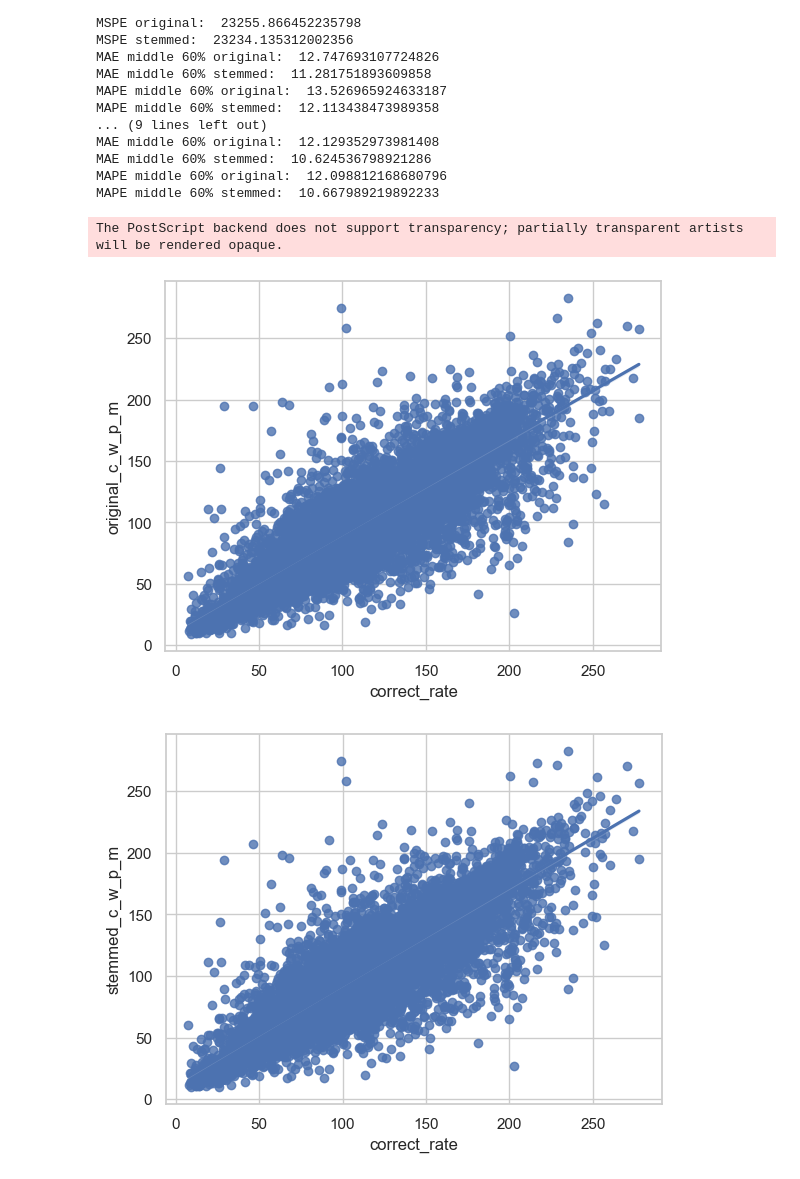
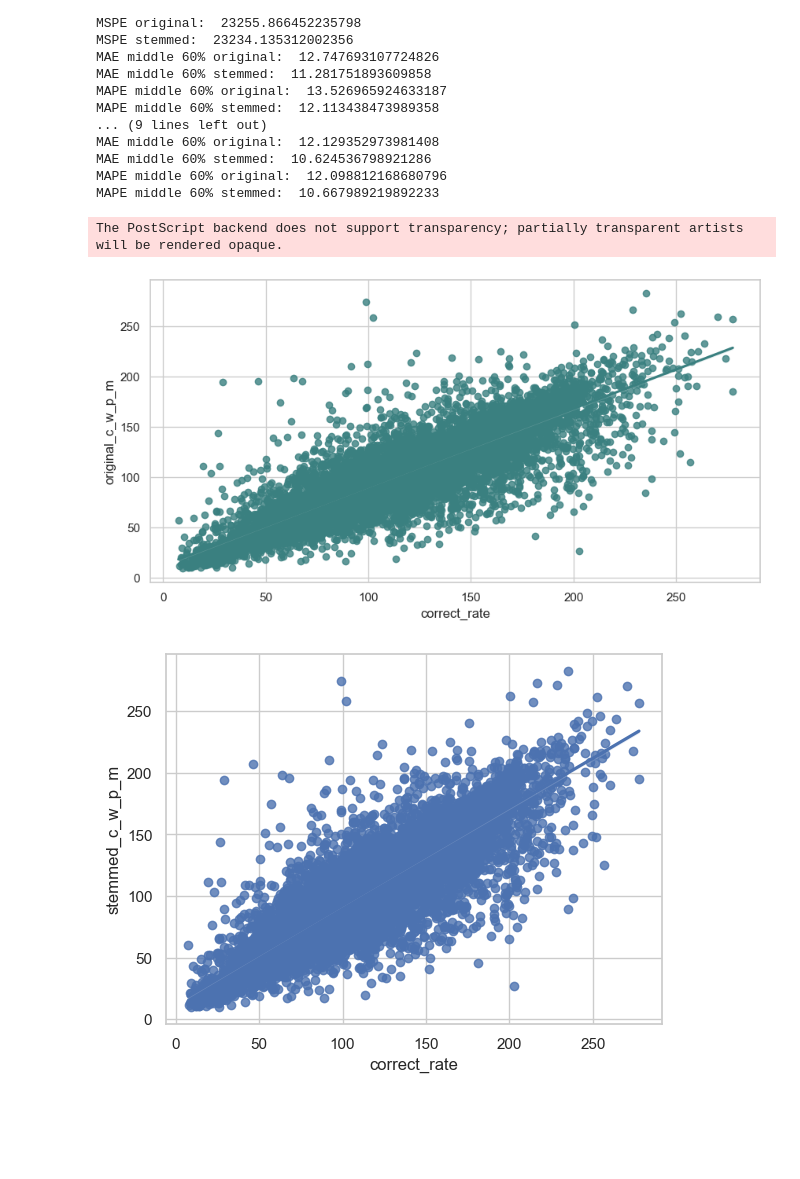
Before and after one commit to YihaoJW/Educational_Speech_Assessment, a Jupyter notebook: get_human_CWPM.ipynb, the cells around one changed output. Drawn from its saved outputs; the diff is of its cells as text; code cells hidden in the pictures; blank space fills up the shorter version.

```diff
--- a/get_human_CWPM.ipynb
+++ b/get_human_CWPM.ipynb
@@ -182,13 +182,16 @@ MAE middle 60% stemmed:  10.624536798921286
 MAPE middle 60% original:  12.098812168680796
 MAPE middle 60% stemmed:  10.667989219892233
 # %%
-#Draw a Q-Q plot between correct_rate and c_w_p_m using seaborn
-ax = sns.regplot(x="correct_rate", y="original_c_w_p_m", data=df6)
+import matplotlib.pyplot as plt
+# Create a figure with 10,5 inches
+fig = plt.figure(figsize=(10,5))
+#Draw a Q-Q plot between correct_rate and c_w_p_m using seaborn, change the dot color to with rgb (58,128,128)
+ax = sns.regplot(x="correct_rate", y="original_c_w_p_m", data=df6, color=(58/255,128/255,128/255))
 # save the plot as a eps file
 ax.figure.savefig('correct_rate_original_c_w_p_m.eps', format='eps')
 # %% [output]
 The PostScript backend does not support transparency; partially transparent artists will be rendered opaque.
-[figure, old version]
+[figure, new version]
 # %%
 #Draw a Q-Q plot between correct_rate and c_w_p_m_stemmed using seaborn
 ax = sns.regplot(x="correct_rate", y="stemmed_c_w_p_m", data=df6)
```
Also changed, not shown: 3 other files.
